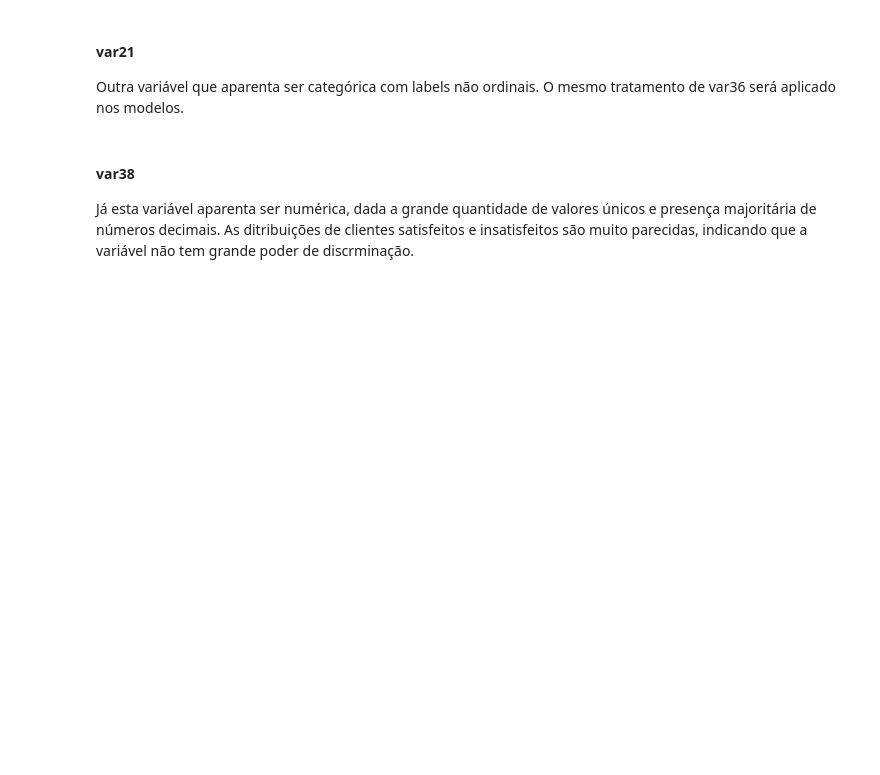
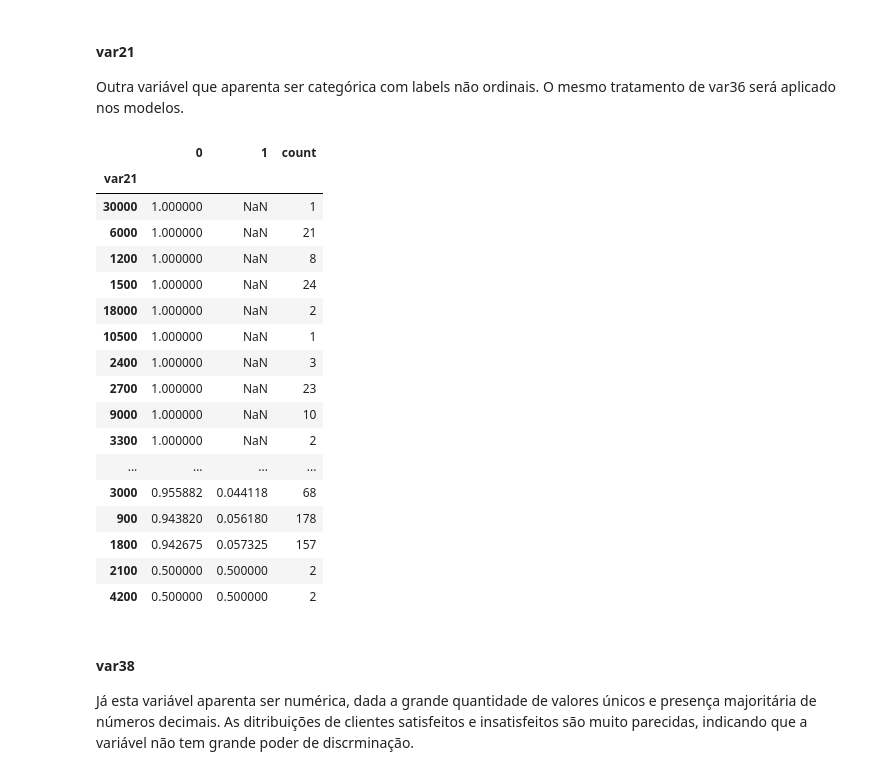
Before and after one commit to FelipeViacava/data-masters-case, a Jupyter notebook: 01-eda.ipynb, the cells around one changed output. Cells and saved outputs as stored; diff of their text form; code cells hidden in the pictures; blank space fills up the shorter version.

```diff
--- a/01-eda.ipynb
+++ b/01-eda.ipynb
@@ -789,19 +789,40 @@ Outra variável que aparenta ser categórica com labels não ordinais. O mesmo t
 # %%
 var = "var21"
 
 ordered_df = df \
     .groupby(var)["TARGET"] \
     .value_counts(normalize=True) \
     .unstack() \
     .sort_values(by=0, ascending=False) \
     .merge(
         df[var] \
             .value_counts() \
             .reset_index() \
             .set_index(var),
         left_index=True,
         right_index=True
     )
+
+ordered_df
+# %% [output]
+|  | 0 | 1 | count |
+| var21 |  |  |  |
+| 30000 | 1.000000 | NaN | 1 |
+| 6000 | 1.000000 | NaN | 21 |
+| 1200 | 1.000000 | NaN | 8 |
+| 1500 | 1.000000 | NaN | 24 |
+| 18000 | 1.000000 | NaN | 2 |
+| 10500 | 1.000000 | NaN | 1 |
+| 2400 | 1.000000 | NaN | 3 |
+| 2700 | 1.000000 | NaN | 23 |
+| 9000 | 1.000000 | NaN | 10 |
+| 3300 | 1.000000 | NaN | 2 |
+| ... | ... | ... | ... |
+| 3000 | 0.955882 | 0.044118 | 68 |
+| 900 | 0.943820 | 0.056180 | 178 |
+| 1800 | 0.942675 | 0.057325 | 157 |
+| 2100 | 0.500000 | 0.500000 | 2 |
+| 4200 | 0.500000 | 0.500000 | 2 |
 # %% [markdown]
 #### var38
 Já esta variável aparenta ser numérica, dada a grande quantidade de valores únicos e presença majoritária de números decimais. As ditribuições de clientes satisfeitos e insatisfeitos são muito parecidas, indicando que a variável não tem grande poder de discrminação.
```
Also changed, not shown: 4 other files.
